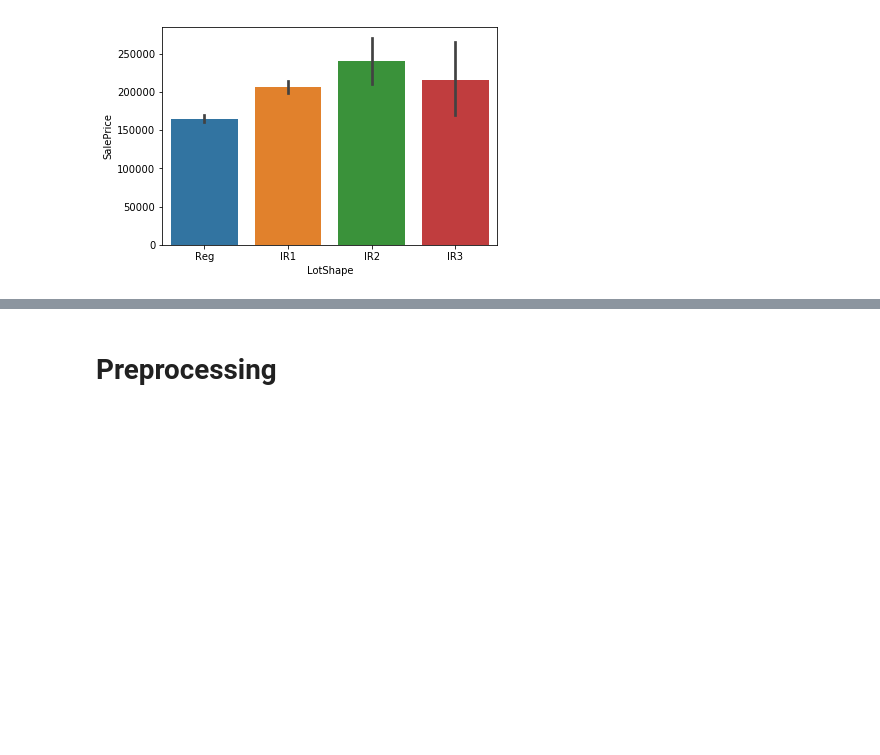
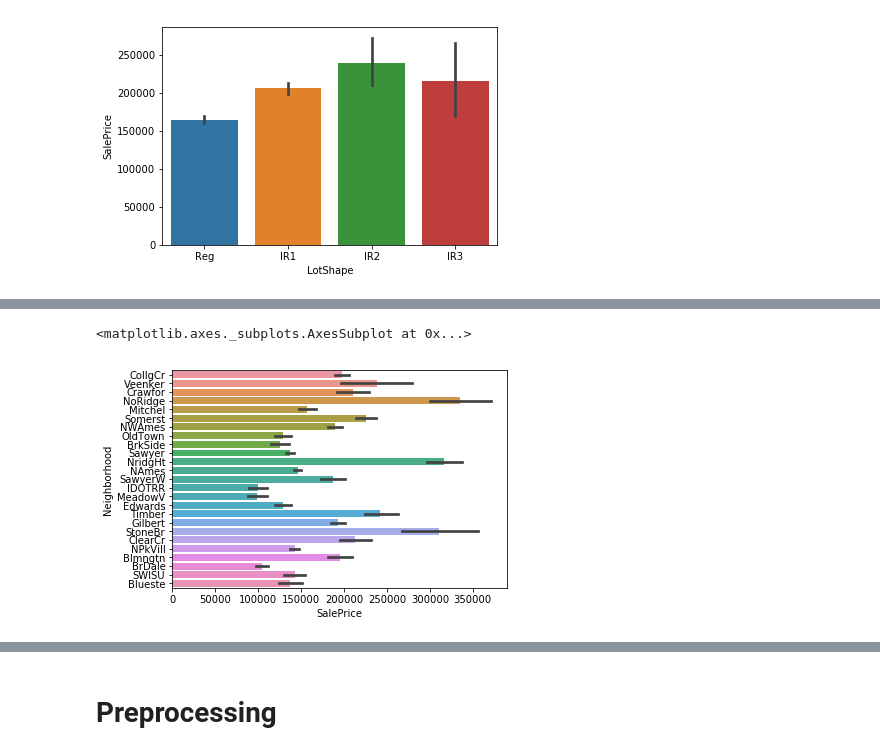
Before and after one commit to rabelais88/machine-learning, a Jupyter notebook: notebooks/house-pricing/house_pricing_prediction.ipynb, the cells around one changed output, grey strips where cells are left out. Saved outputs shown, nothing was run; the diff lists cells and outputs as text; code cells hidden in the pictures; blank space fills up the shorter version.

```diff
--- a/notebooks/house-pricing/house_pricing_prediction.ipynb
+++ b/notebooks/house-pricing/house_pricing_prediction.ipynb
@@ -82,0 +98,6 @@ sns.barplot(data=train, x="LotShape", y="SalePrice")
+# %%
+# useful?
+sns.barplot(data=train, y="Neighborhood", x="SalePrice")
+# %% [output]
+<matplotlib.axes._subplots.AxesSubplot at 0x...>
+[figure, added]
```
Also changed, not shown: parts of 23 cells of this notebook, 1 other file.
